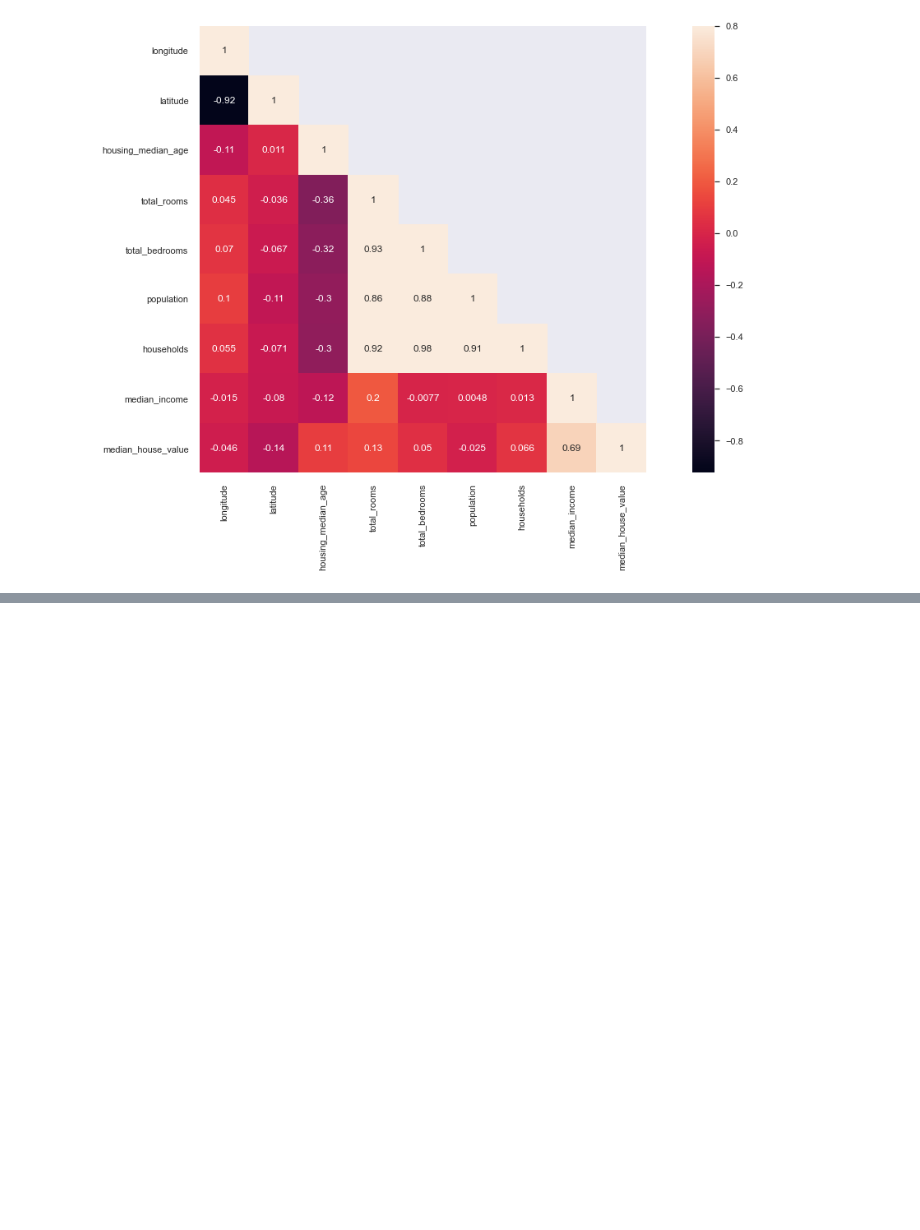
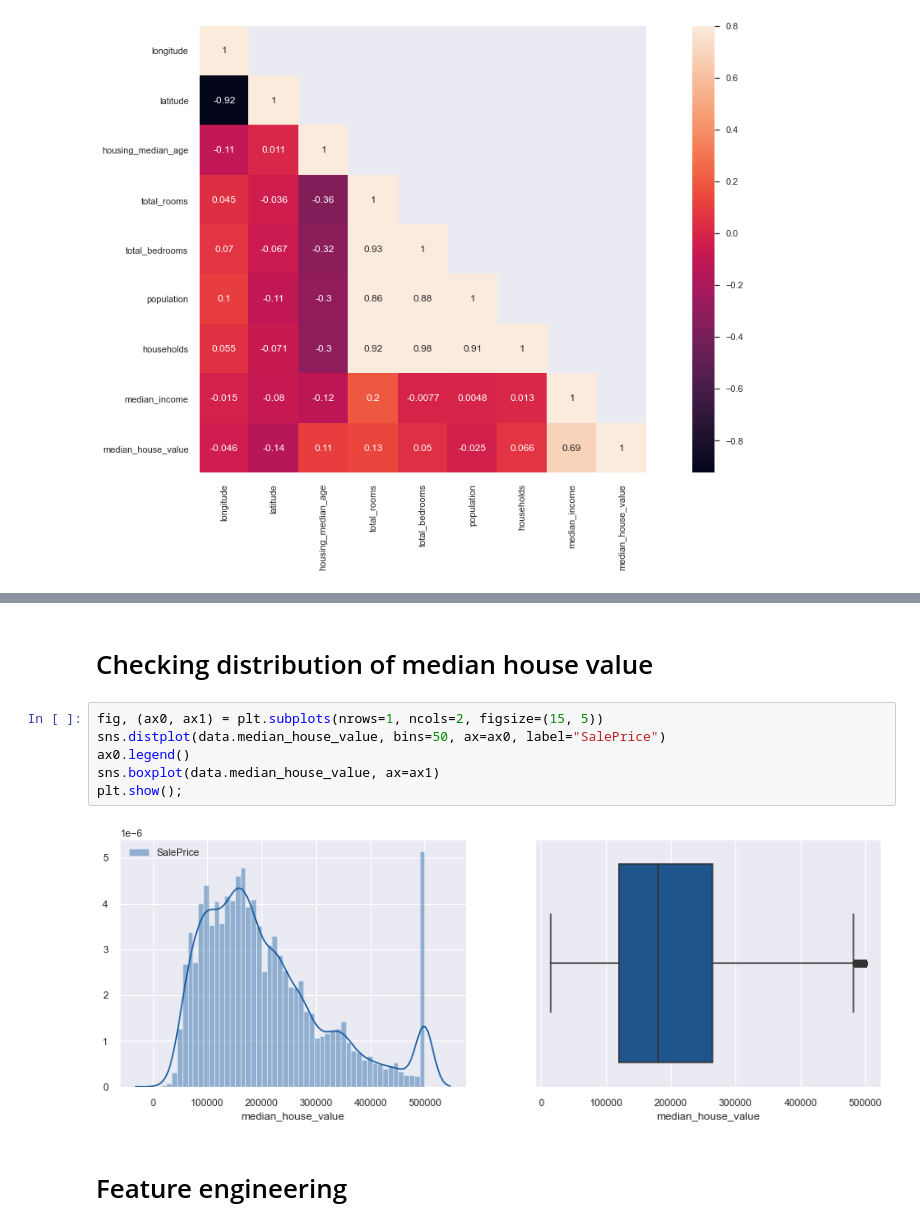
Before and after one commit to code-JOA/Housing-Project-Regression, a Jupyter notebook: notebook.ipynb, the cells around one changed output, grey strips where cells are left out. Cells and saved outputs as stored; diff of their text form; blank space fills up the shorter version.

Commit message:
feature engineering

```diff
--- a/notebook.ipynb
+++ b/notebook.ipynb
@@ -182,0 +185,12 @@ ax = sns.heatmap(corr_matrix,
+# %% [markdown]
+# Checking distribution of median house value
+# %%
+fig, (ax0, ax1) = plt.subplots(nrows=1, ncols=2, figsize=(15, 5))
+sns.distplot(data.median_house_value, bins=50, ax=ax0, label="SalePrice")
+ax0.legend()
+sns.boxplot(data.median_house_value, ax=ax1)
+plt.show();
+# %% [output]
+[figure, added]
+# %% [markdown]
+# Feature engineering
```
Also changed, not shown: parts of 19 cells of this notebook.
